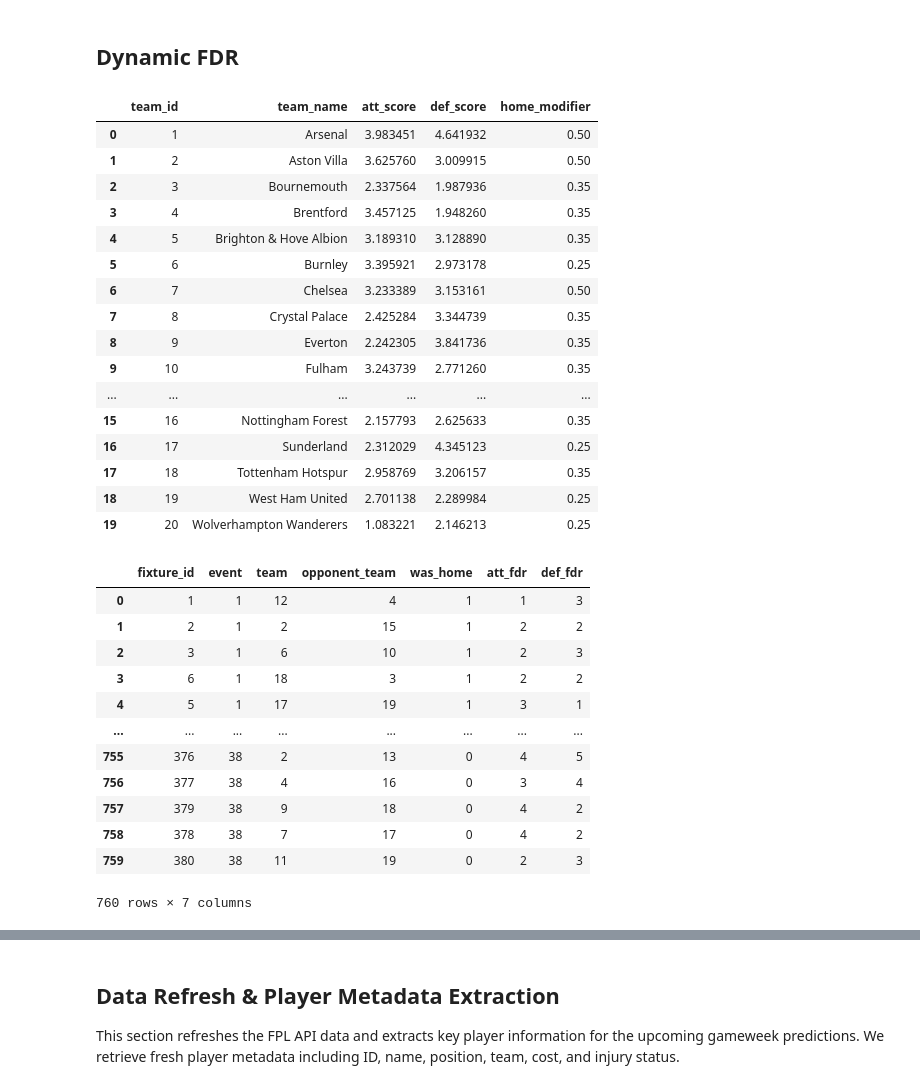
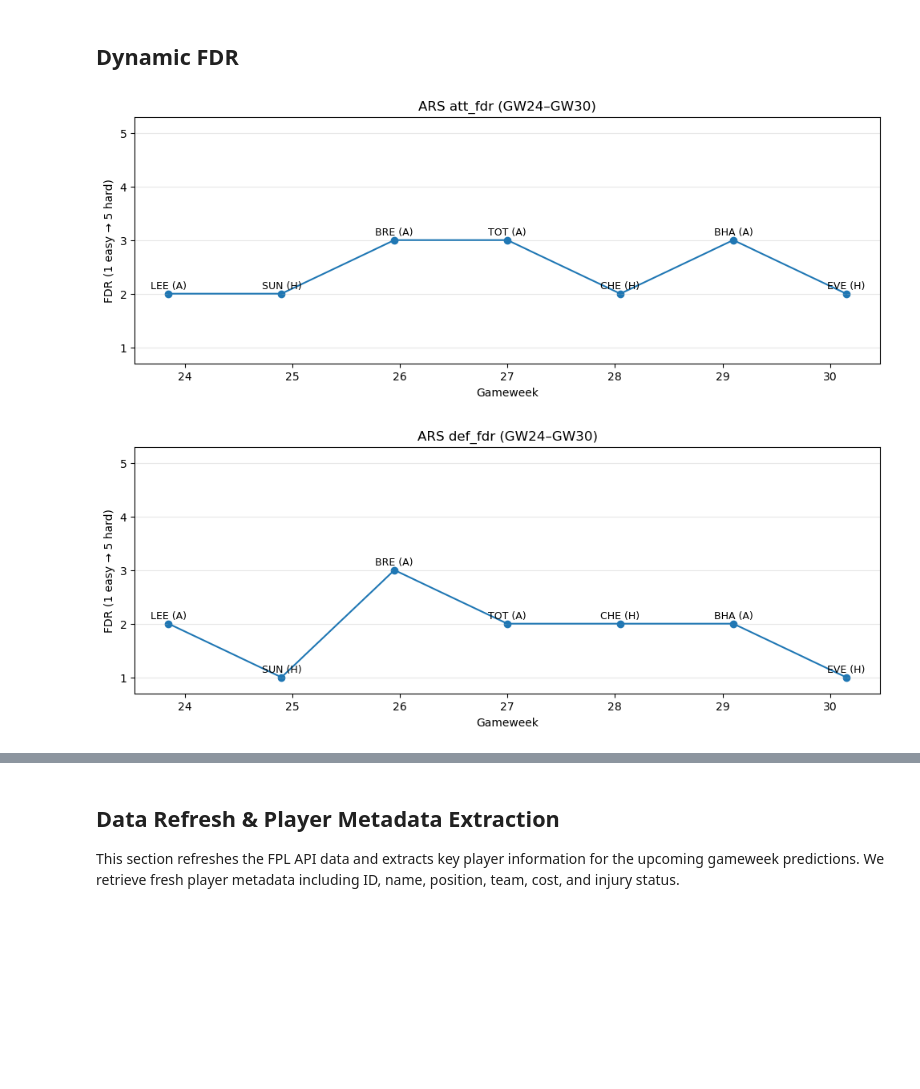
Before and after one commit to Adham-Elzawawi/Fantasy-Premier-League, a Jupyter notebook: FPL.ipynb, the cells around one changed output, grey strips where cells are left out. Saved outputs shown, nothing was run; the diff lists cells and outputs as text; code cells hidden in the pictures; blank space fills up the shorter version.

```diff
--- a/FPL.ipynb
+++ b/FPL.ipynb
@@ -176,6 +180,23 @@ teams_data = fpl_data["teams"]
 # %%
-def fetch_fixtures_df():
-    return pd.DataFrame(requests.get("https://fantasy.premierleague.com/api/fixtures/").json())
+fpl_data = get_bootstrap()
+fixtures_df = get_fixtures_df()
+
+events_data = fpl_data["events"]
+teams_data = fpl_data["teams"]
+players_data = fpl_data["elements"]
+
+events_df = pd.DataFrame(events_data).copy()
+teams_df = pd.DataFrame(teams_data).copy()
+
+players_meta_df = pd.DataFrame(players_data)[
+    ["id","web_name","element_type","team","now_cost","chance_of_playing_this_round"]
+].copy()
+
+players_meta_df["id"] = pd.to_numeric(players_meta_df["id"], errors="coerce").astype(int)
+players_meta_df["element_type"] = pd.to_numeric(players_meta_df["element_type"], errors="coerce").astype(int)
+players_meta_df["team"] = pd.to_numeric(players_meta_df["team"], errors="coerce").astype(int)
+players_meta_df["now_cost"] = pd.to_numeric(players_meta_df["now_cost"], errors="coerce")
+players_meta_df["chance_of_playing_this_round"] = pd.to_numeric(players_meta_df["chance_of_playing_this_round"], errors="coerce")
 # %%
 def update_team_strengths_mle(fixtures_df, ratings_df, upto_gw, b=0.35, home_scale=1.0, base_goals=1.35, lr=0.08, reg=0.10, n_iter=900, decay=0.05, tol=1e-7):
     r = ratings_df.copy()
@@ -280,24 +368,14 @@ def rating_deltas(base_ratings_df, new_ratings_df, teams_df=None):
 # %%
-fixtures_df = fetch_fixtures_df()
 base_ratings = pd.read_csv("team_strengths.csv")
-ratings_gw = update_team_strengths_mle(fixtures_df, base_ratings, upto_gw=19)
-ratings_gw
+
+finished_gw = _finished_gw(fixtures_df)
+events_df["id"] = pd.to_numeric(events_df["id"], errors="coerce").astype(int)
+
+if "is_next" in events_df.columns and (events_df["is_next"] == True).any():
+    target_gw = int(events_df.loc[events_df["is_next"] == True, "id"].iloc[0])
+else:
+    target_gw = int(finished_gw + 1)
+
+snapshots = team_snapshots_mle(fixtures_df, base_ratings, upto_gw=finished_gw)
+fx_long = fx_long_dynamic(fixtures_df, snapshots)
-# %% [output]
-|  | team_id | team_name | att_score | def_score | home_modifier |
-| 0 | 1 | Arsenal | 3.983451 | 4.641932 | 0.50 |
-| 1 | 2 | Aston Villa | 3.625760 | 3.009915 | 0.50 |
-| 2 | 3 | Bournemouth | 2.337564 | 1.987936 | 0.35 |
-| 3 | 4 | Brentford | 3.457125 | 1.948260 | 0.35 |
-| 4 | 5 | Brighton & Hove Albion | 3.189310 | 3.128890 | 0.35 |
-| 5 | 6 | Burnley | 3.395921 | 2.973178 | 0.25 |
-| 6 | 7 | Chelsea | 3.233389 | 3.153161 | 0.50 |
-| 7 | 8 | Crystal Palace | 2.425284 | 3.344739 | 0.35 |
-| 8 | 9 | Everton | 2.242305 | 3.841736 | 0.35 |
-| 9 | 10 | Fulham | 3.243739 | 2.771260 | 0.35 |
-| ... | ... | ... | ... | ... | ... |
-| 15 | 16 | Nottingham Forest | 2.157793 | 2.625633 | 0.35 |
-| 16 | 17 | Sunderland | 2.312029 | 4.345123 | 0.25 |
-| 17 | 18 | Tottenham Hotspur | 2.958769 | 3.206157 | 0.35 |
-| 18 | 19 | West Ham United | 2.701138 | 2.289984 | 0.25 |
-| 19 | 20 | Wolverhampton Wanderers | 1.083221 | 2.146213 | 0.25 |
 # %%
@@ -351,17 +418,7 @@ def dynamic_fdr_long(fixtures_df, ratings_df):
 # %%
-fdr_gw = dynamic_fdr_long(fixtures_df, ratings_gw)
-fdr_gw
+gw_start, gw_end = target_gw, target_gw + 6
+plot_team_dynamic_fdr(fx_long, teams_df, team_id=1, gw_start=gw_start, gw_end=gw_end, metric="att_fdr")
+plot_team_dynamic_fdr(fx_long, teams_df, team_id=1, gw_start=gw_start, gw_end=gw_end, metric="def_fdr")
 # %% [output]
-|  | fixture_id | event | team | opponent_team | was_home | att_fdr | def_fdr |
-| 0 | 1 | 1 | 12 | 4 | 1 | 1 | 3 |
-| 1 | 2 | 1 | 2 | 15 | 1 | 2 | 2 |
-| 2 | 3 | 1 | 6 | 10 | 1 | 2 | 3 |
-| 3 | 6 | 1 | 18 | 3 | 1 | 2 | 2 |
-| 4 | 5 | 1 | 17 | 19 | 1 | 3 | 1 |
-| ... | ... | ... | ... | ... | ... | ... | ... |
-| 755 | 376 | 38 | 2 | 13 | 0 | 4 | 5 |
-| 756 | 377 | 38 | 4 | 16 | 0 | 3 | 4 |
-| 757 | 379 | 38 | 9 | 18 | 0 | 4 | 2 |
-| 758 | 378 | 38 | 7 | 17 | 0 | 4 | 2 |
-| 759 | 380 | 38 | 11 | 19 | 0 | 2 | 3 |
-760 rows × 7 columns
+[figure, added]
+[figure, added]
```
Also changed, not shown: parts of 40 cells of this notebook.
